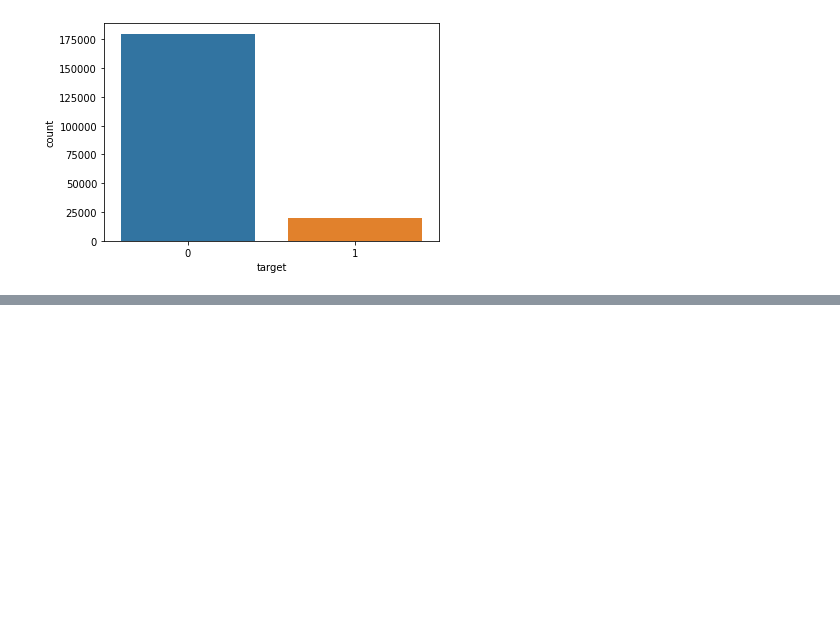
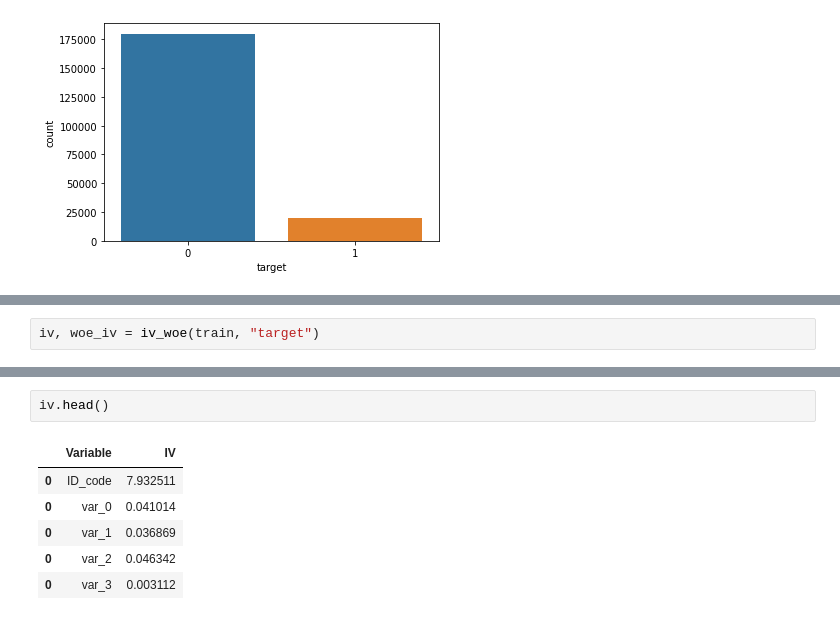
Before and after one commit to windy024/santander_kaggle, a Jupyter notebook: Model.ipynb, the cells around one changed output, grey strips where cells are left out. Saved outputs shown, nothing was run; the diff lists cells and outputs as text; blank space fills up the shorter version.

```diff
--- a/Model.ipynb
+++ b/Model.ipynb
@@ -36,0 +104,2 @@ sns.countplot(x='target',data=train)
+# %%
+iv, woe_iv = iv_woe(train, "target")
@@ -36,0 +118,9 @@ sns.countplot(x='target',data=train)
+# %%
+iv.head()
+# %% [output]
+|  | Variable | IV |
+| 0 | ID_code | 7.932511 |
+| 0 | var_0 | 0.041014 |
+| 0 | var_1 | 0.036869 |
+| 0 | var_2 | 0.046342 |
+| 0 | var_3 | 0.003112 |
```
Also changed, not shown: parts of 16 cells of this notebook.
